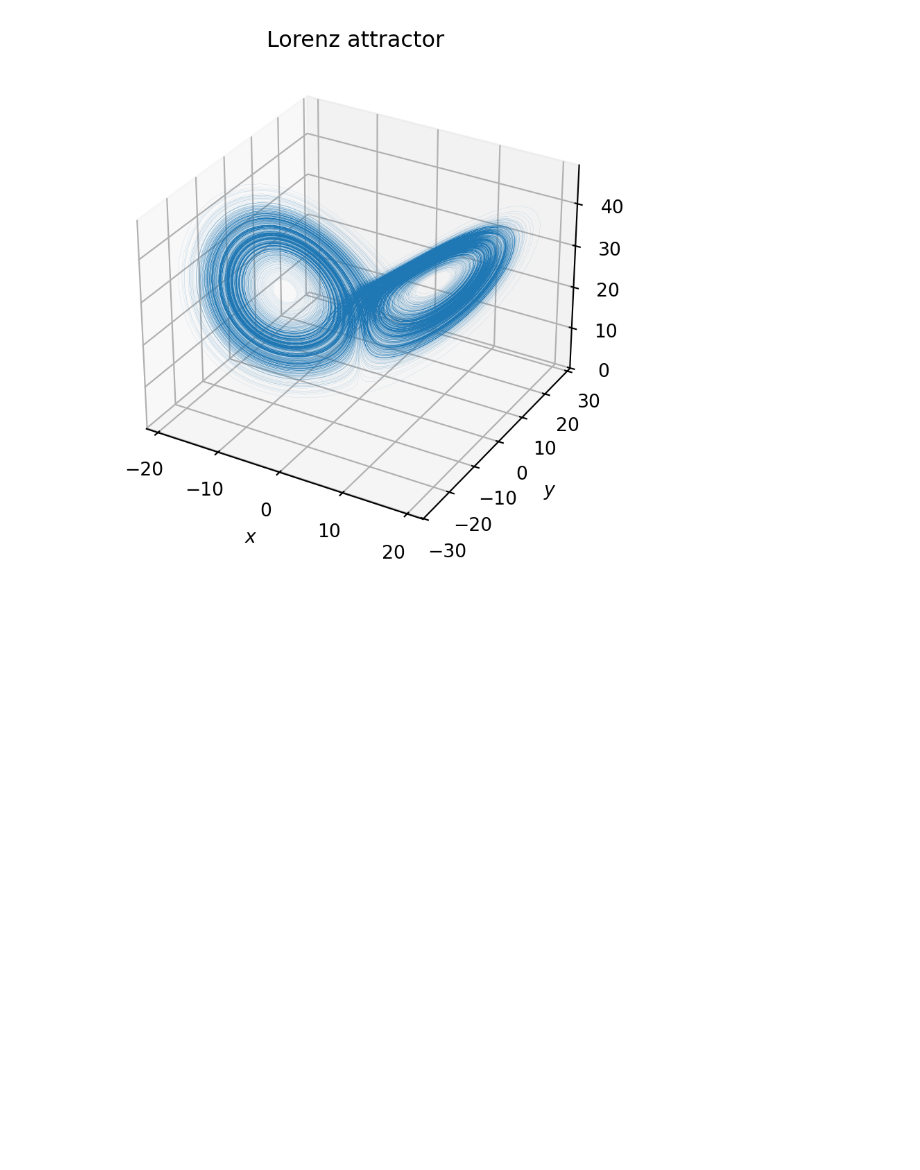
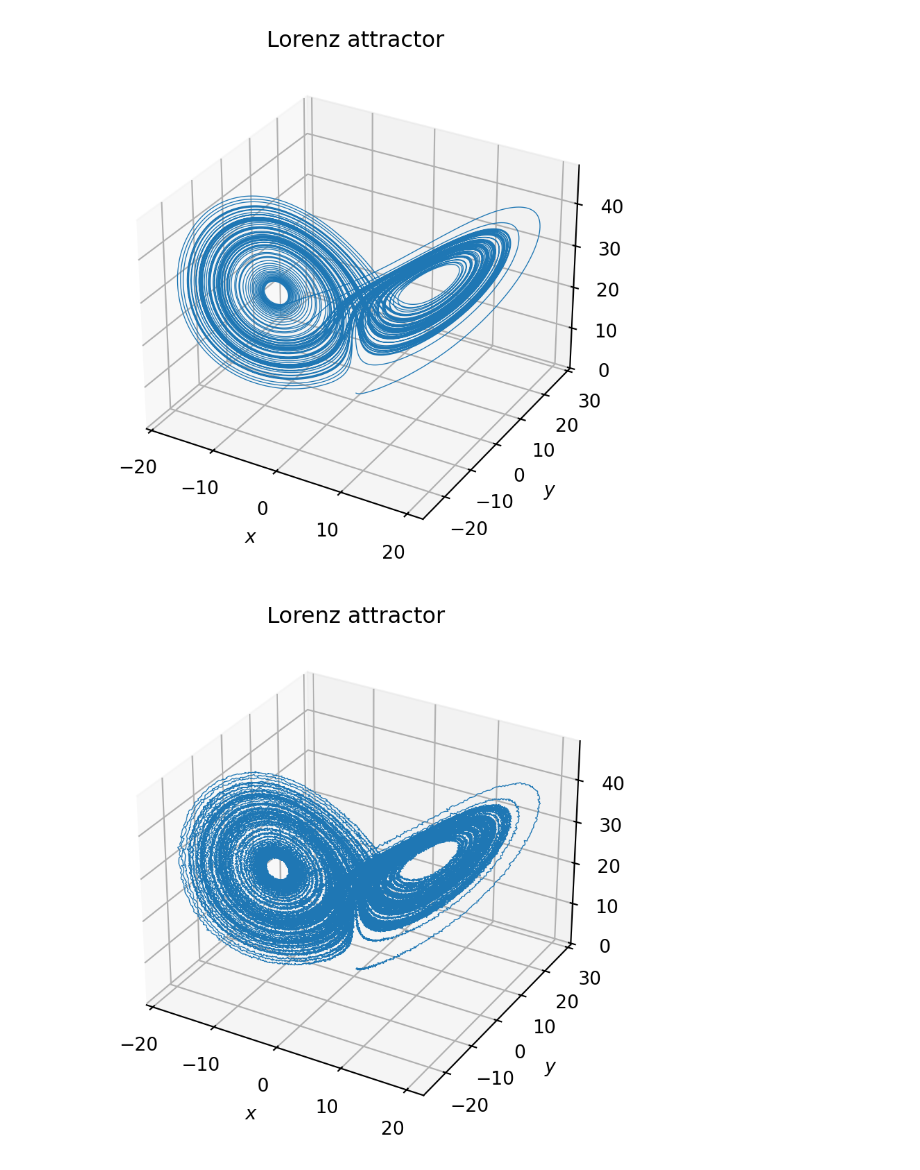
Before and after one commit to alexje76/SINDY-Noise-Investigation, a Jupyter notebook: test.ipynb, the cells around one changed output. Saved outputs shown, nothing was run; the diff lists cells and outputs as text; code cells hidden in the pictures; blank space fills up the shorter version.

Commit message:
Added demo for noisy data generator to test.ipynb

```diff
--- a/test.ipynb
+++ b/test.ipynb
@@ -13,8 +30,11 @@ noise_generator = lambda size: rng.normal(scale=noise_std, size=size)
 # %%
-def lorenz(xyz, *, sigma=10, rho=28, beta=8 / 3):
-    """
+def lorenz(t, xyz, *, sigma=10, rho=28, beta=8 / 3):
+    """Find time derivative of Lorenz attractor at given coordinates x, y, z.
+
     Parameters
     ----------
+    t : any
+        Placeholder for syntax compatibility with scipy.integrate.solve_ivp().
     xyz : array-like, shape (3,)
         Coordinates.
     sigma : float
@@ -33,10 +53,12 @@ def lorenz(xyz, *, sigma=10, rho=28, beta=8 / 3):
     x_dot = sigma * (y - x)
     y_dot = x * (rho - z) - y
     z_dot = x * y - beta * z
-    return np.array([x_dot, y_dot, z_dot])
+    xyz_dot = np.array([x_dot, y_dot, z_dot])
+    return xyz_dot
 # %%
 def integrate_ode(dx_dt, x_0, t_arr, *, args=None, **options):
-    """
+    """Wrapper of scipy.integrate.solve_ivp() with simpler call signature and output.
+
     Parameters
     ----------
     dx_dt : function
@@ -59,24 +81,46 @@ def integrate_ode(dx_dt, x_0, t_arr, *, args=None, **options):
     solution = intg.solve_ivp(dx_dt, t_span, x_0, t_eval=t_arr, args=args, **options)
     x = solution.y
     return x
+# %%
+class Trajectory:
+    def __init__(self, dx_dt, x_0, t_arr, noise_std=0.0):
+        self.dx_dt = dx_dt
+        self.x_0 = x_0
+        self.t_arr = t_arr
+        self.x = integrate_ode(self.dx_dt, self.x_0, self.t_arr)
+        self.shape = np.shape(self.x)
+        if noise_std == 0:
+            self.x_noisy = self.x
+        else:
+            self.x_noisy = self.x + generate_gaussian_noise(noise_std, self.shape)
 # %%
-dt = 0.01
+dt = 1e-3
 num_steps = 10 ** 5
 t_end = dt * num_steps
 t_arr = np.linspace(0, t_end, num_steps + 1)
 
 x_0 = np.array([0, 1, 1.05])
-dx_dt = lambda t, x: lorenz(x)
-x = integrate_ode(dx_dt, x_0, t_arr)
+traj = Trajectory(lorenz, x_0, t_arr, 0.1)
 # %%
 ax = plt.figure(dpi=192).add_subplot(projection="3d")
 
-ax.plot(*x, lw=0.03)
+ax.plot(*traj.x, lw=0.5)
 ax.set_xlabel("$x$")
 ax.set_ylabel("$y$")
 ax.set_zlabel("$z$")
 ax.set_title("Lorenz attractor")
 
 plt.show()
+
+ax = plt.figure(dpi=192).add_subplot(projection="3d")
+
+ax.plot(*traj.x_noisy, lw=0.5)
+ax.set_xlabel("$x$")
+ax.set_ylabel("$y$")
+ax.set_zlabel("$z$")
+ax.set_title("Lorenz attractor")
+
+plt.show()
 # %% [output]
-[figure, old version]
+[figure, new version]
+[figure, added]
```
Also changed, not shown: parts of 3 cells of this notebook.
